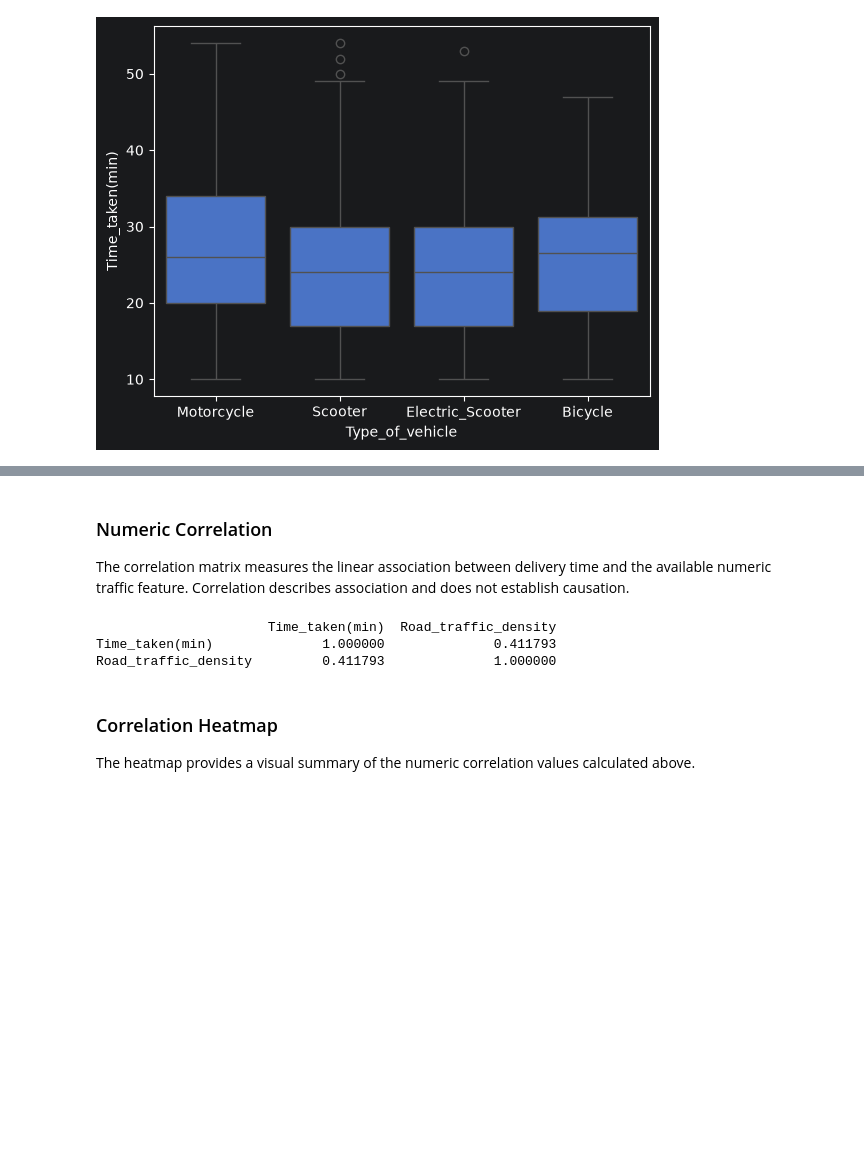
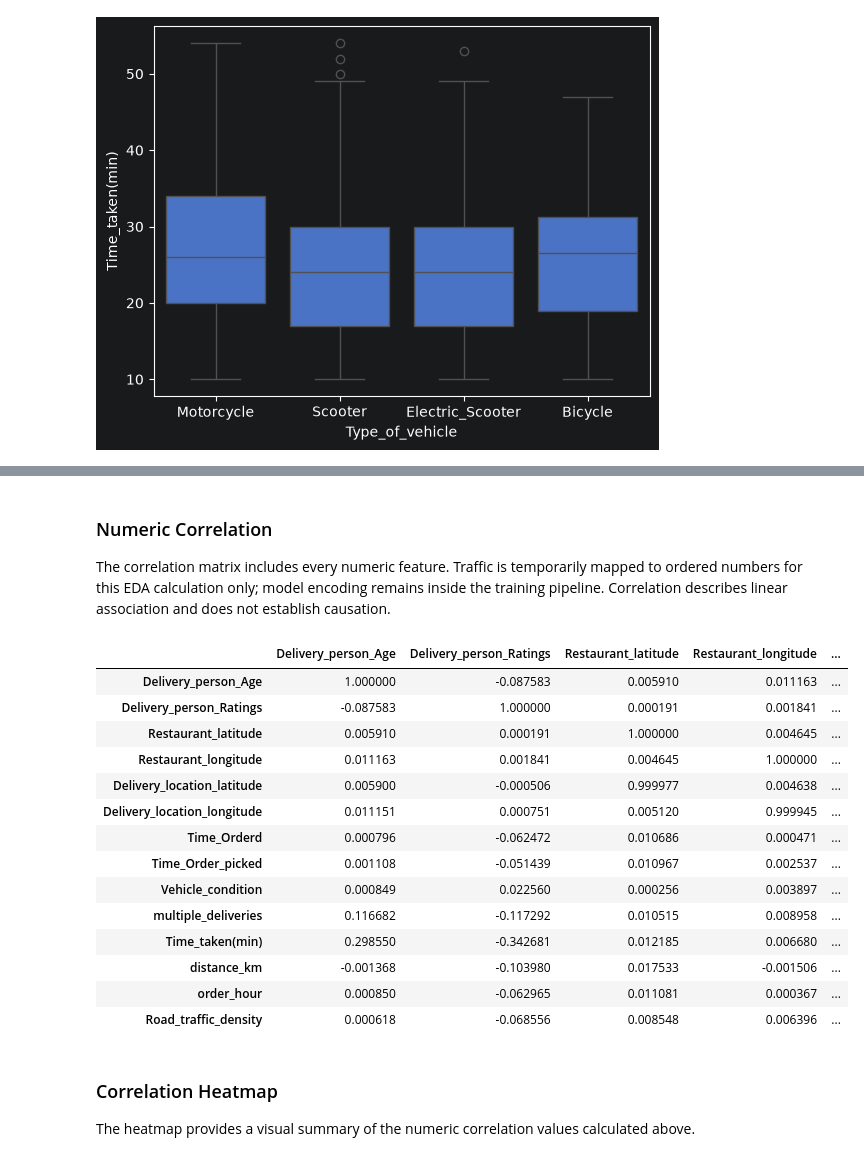
Before and after one commit to amineelhailaa/DeliveryETL, a Jupyter notebook: notebooks/01_delivery_eta.ipynb, the cells around one changed output, grey strips where cells are left out. Cells and saved outputs as stored; diff of their text form; code cells hidden in the pictures; blank space fills up the shorter version.

```diff
--- a/notebooks/01_delivery_eta.ipynb
+++ b/notebooks/01_delivery_eta.ipynb
@@ -259,14 +265,33 @@ plt.show()
 # %% [markdown]
 ### Numeric Correlation
 
-The correlation matrix measures the linear association between delivery time and the available numeric traffic feature. Correlation describes association and does not establish causation.
+The correlation matrix includes every numeric feature. Traffic is temporarily mapped to ordered numbers for this EDA calculation only; model encoding remains inside the training pipeline. Correlation describes linear association and does not establish causation.
 # %%
-corr = cleaned_df.loc[:,["Time_taken(min)", "Road_traffic_density"]].corr()
-print(cleaned_df.loc[:,["Time_taken(min)", "Road_traffic_density"]].corr())
+correlation_df = df_features.select_dtypes(include="number").copy()
+correlation_df["Road_traffic_density"] = df_features["Road_traffic_density"].map({
+    "Low": 0,
+    "Medium": 1,
+    "High": 2,
+    "Jam": 3,
+})
+corr = correlation_df.corr()
+display(corr)
 # %% [output]
-                      Time_taken(min)  Road_traffic_density
-Time_taken(min)              1.000000              0.411793
-Road_traffic_density         0.411793              1.000000
+|  | Delivery_person_Age | Delivery_person_Ratings | Restaurant_latitude | Restaurant_longitude | ... |
+| Delivery_person_Age | 1.000000 | -0.087583 | 0.005910 | 0.011163 | ... |
+| Delivery_person_Ratings | -0.087583 | 1.000000 | 0.000191 | 0.001841 | ... |
+| Restaurant_latitude | 0.005910 | 0.000191 | 1.000000 | 0.004645 | ... |
+| Restaurant_longitude | 0.011163 | 0.001841 | 0.004645 | 1.000000 | ... |
+| Delivery_location_latitude | 0.005900 | -0.000506 | 0.999977 | 0.004638 | ... |
+| Delivery_location_longitude | 0.011151 | 0.000751 | 0.005120 | 0.999945 | ... |
+| Time_Orderd | 0.000796 | -0.062472 | 0.010686 | 0.000471 | ... |
+| Time_Order_picked | 0.001108 | -0.051439 | 0.010967 | 0.002537 | ... |
+| Vehicle_condition | 0.000849 | 0.022560 | 0.000256 | 0.003897 | ... |
+| multiple_deliveries | 0.116682 | -0.117292 | 0.010515 | 0.008958 | ... |
+| Time_taken(min) | 0.298550 | -0.342681 | 0.012185 | 0.006680 | ... |
+| distance_km | -0.001368 | -0.103980 | 0.017533 | -0.001506 | ... |
+| order_hour | 0.000850 | -0.062965 | 0.011081 | 0.000367 | ... |
+| Road_traffic_density | 0.000618 | -0.068556 | 0.008548 | 0.006396 | ... |
 # %% [markdown]
 ### Correlation Heatmap
 
```
Also changed, not shown: parts of 17 cells of this notebook.
